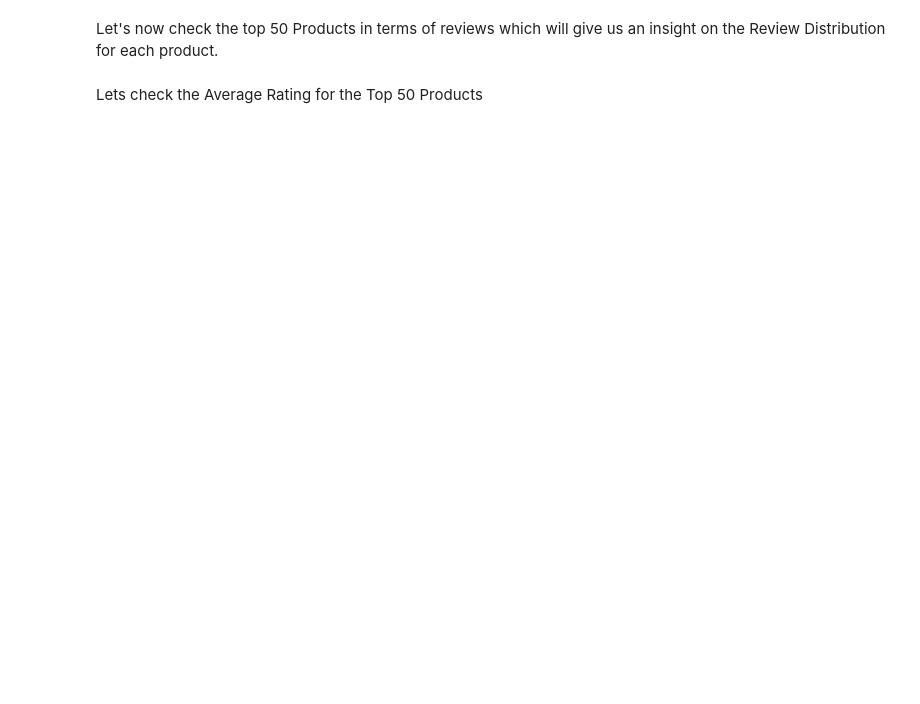
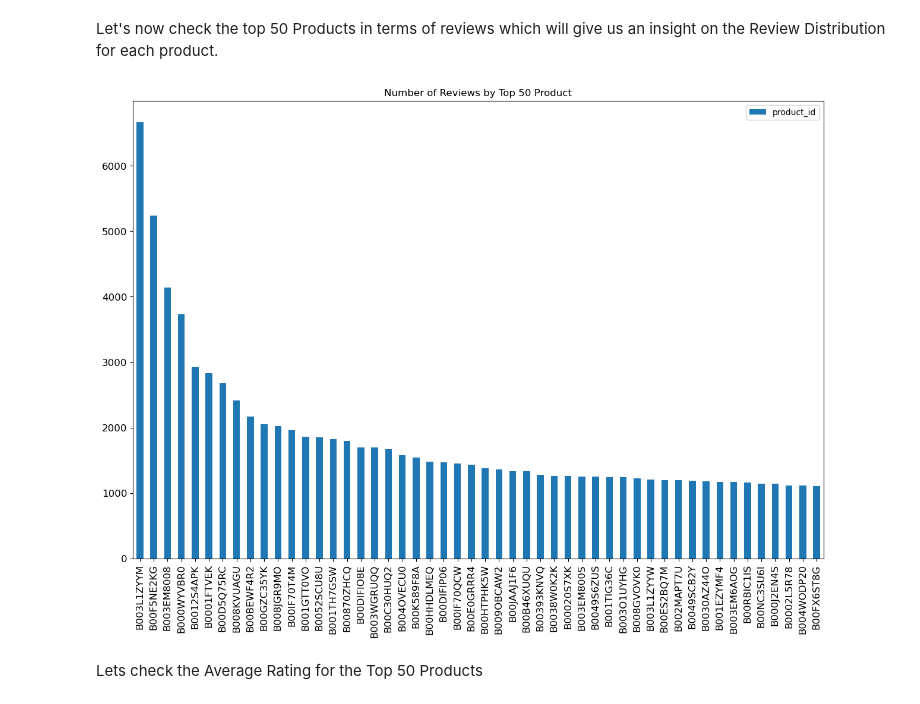
Before and after one commit to amirhossein-yousefi/Recommendation_System, a Jupyter notebook: Recommendation System Using MXNET on AWS Sagemaker.ipynb, the cells around one changed output. Cells and saved outputs as stored; diff of their text form; code cells hidden in the pictures; blank space fills up the shorter version.

```diff
--- a/Recommendation System Using MXNET on AWS Sagemaker.ipynb
+++ b/Recommendation System Using MXNET on AWS Sagemaker.ipynb
@@ -107,4 +154,9 @@ Let's check our Top 50 Customers in terms of Number of Reviews Given by them whi
 # %% [markdown]
 Let's now check the top 50 Products in terms of reviews which will give us an insight on the Review Distribution for each product.
+# %%
+df['product_id'].value_counts()[0:50].plot(kind='bar',title='Number of Reviews by Top 50 Product',figsize=(15,10),legend=True,fontsize=12)
+plt.show()
+# %% [output]
+[figure, added]
 # %% [markdown]
 Lets check the Average Rating for the Top 50 Products
```
Also changed, not shown: parts of 25 cells of this notebook, 1 other file.
